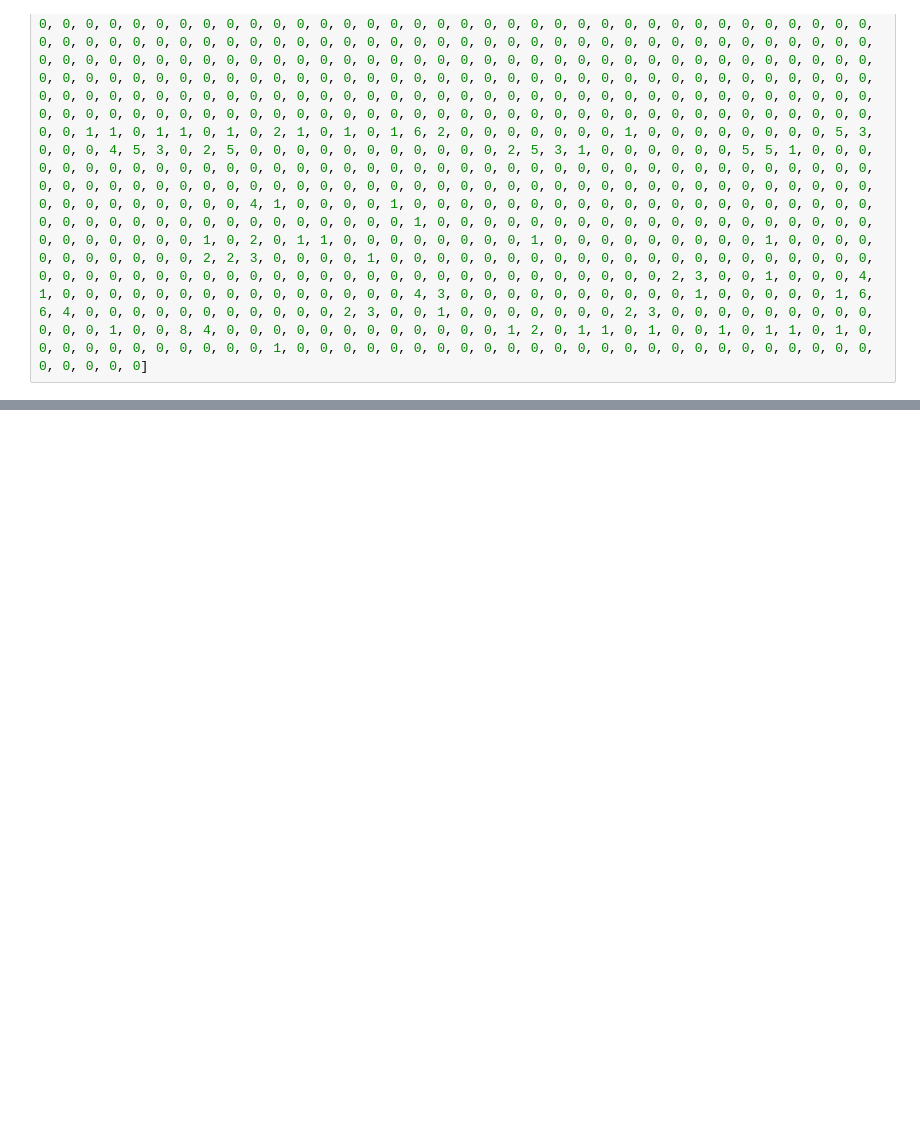
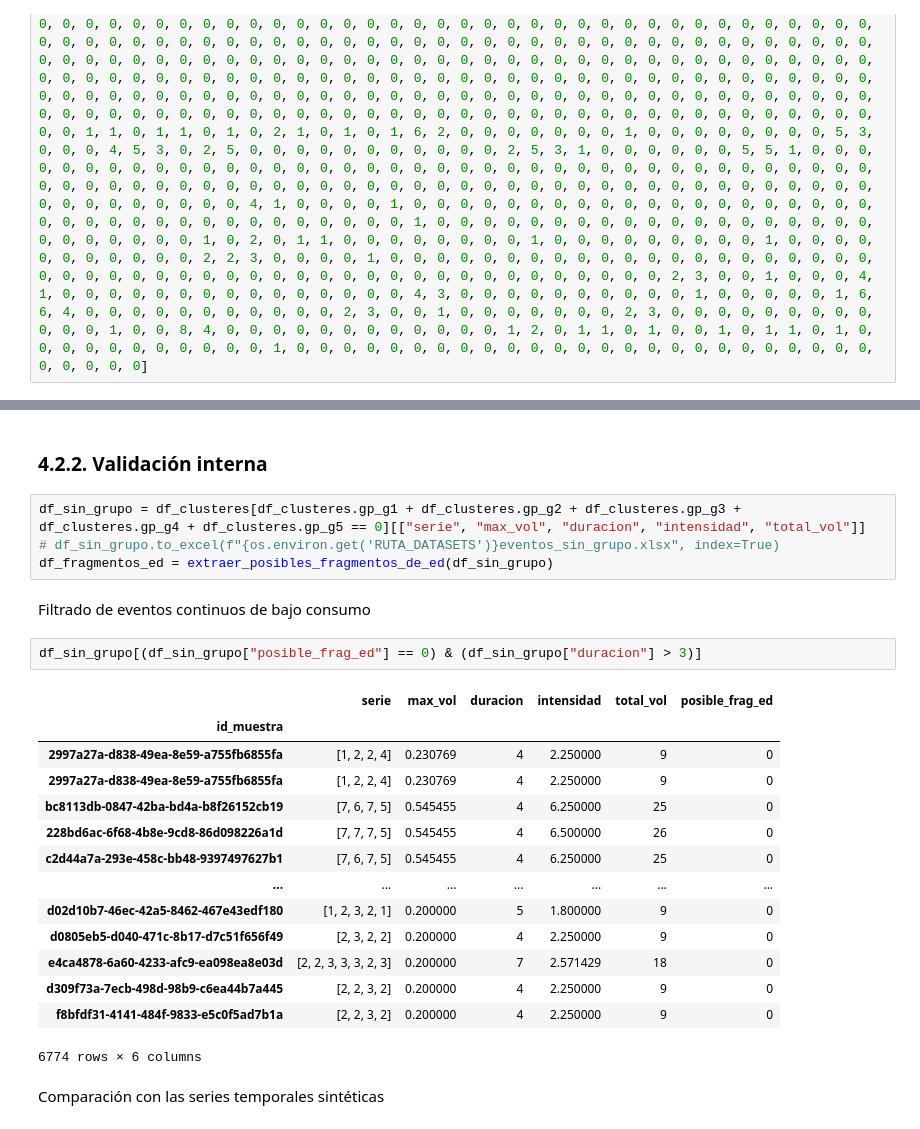
Before and after one commit to IagoGarciaSuarez/MUII_TFM, a Jupyter notebook: src/TFM.ipynb, the cells around one changed output, grey strips where cells are left out. Cells and saved outputs as stored; diff of their text form; blank space fills up the shorter version.

```diff
--- a/src/TFM.ipynb
+++ b/src/TFM.ipynb
@@ -1080,0 +839,27 @@ visualizar_serie_temporal(serie_real, f'Serie Real', 'Tiempo (minutos)', 'Consum
+# %% [markdown]
+### 4.2.2. Validación interna
+# %%
+df_sin_grupo = df_clusteres[df_clusteres.gp_g1 + df_clusteres.gp_g2 + df_clusteres.gp_g3 + df_clusteres.gp_g4 + df_clusteres.gp_g5 == 0][["serie", "max_vol", "duracion", "intensidad", "total_vol"]]
+# df_sin_grupo.to_excel(f"{os.environ.get('RUTA_DATASETS')}eventos_sin_grupo.xlsx", index=True)
+df_fragmentos_ed = extraer_posibles_fragmentos_de_ed(df_sin_grupo)
+# %% [markdown]
+Filtrado de eventos continuos de bajo consumo
+# %%
+df_sin_grupo[(df_sin_grupo["posible_frag_ed"] == 0) & (df_sin_grupo["duracion"] > 3)]
+# %% [output]
+|  | serie | max_vol | duracion | intensidad | total_vol | posible_frag_ed |
+| id_muestra |  |  |  |  |  |  |
+| 2997a27a-d838-49ea-8e59-a755fb6855fa | [1, 2, 2, 4] | 0.230769 | 4 | 2.250000 | 9 | 0 |
+| 2997a27a-d838-49ea-8e59-a755fb6855fa | [1, 2, 2, 4] | 0.230769 | 4 | 2.250000 | 9 | 0 |
+| bc8113db-0847-42ba-bd4a-b8f26152cb19 | [7, 6, 7, 5] | 0.545455 | 4 | 6.250000 | 25 | 0 |
+| 228bd6ac-6f68-4b8e-9cd8-86d098226a1d | [7, 7, 7, 5] | 0.545455 | 4 | 6.500000 | 26 | 0 |
+| c2d44a7a-293e-458c-bb48-9397497627b1 | [7, 6, 7, 5] | 0.545455 | 4 | 6.250000 | 25 | 0 |
+| ... | ... | ... | ... | ... | ... | ... |
+| d02d10b7-46ec-42a5-8462-467e43edf180 | [1, 2, 3, 2, 1] | 0.200000 | 5 | 1.800000 | 9 | 0 |
+| d0805eb5-d040-471c-8b17-d7c51f656f49 | [2, 3, 2, 2] | 0.200000 | 4 | 2.250000 | 9 | 0 |
+| e4ca4878-6a60-4233-afc9-ea098ea8e03d | [2, 2, 3, 3, 3, 2, 3] | 0.200000 | 7 | 2.571429 | 18 | 0 |
+| d309f73a-7ecb-498d-98b9-c6ea44b7a445 | [2, 2, 3, 2] | 0.200000 | 4 | 2.250000 | 9 | 0 |
+| f8bfdf31-4141-484f-9833-e5c0f5ad7b1a | [2, 2, 3, 2] | 0.200000 | 4 | 2.250000 | 9 | 0 |
+6774 rows × 6 columns
+# %% [markdown]
+Comparación con las series temporales sintéticas
```
Also changed, not shown: parts of 68 cells of this notebook.
